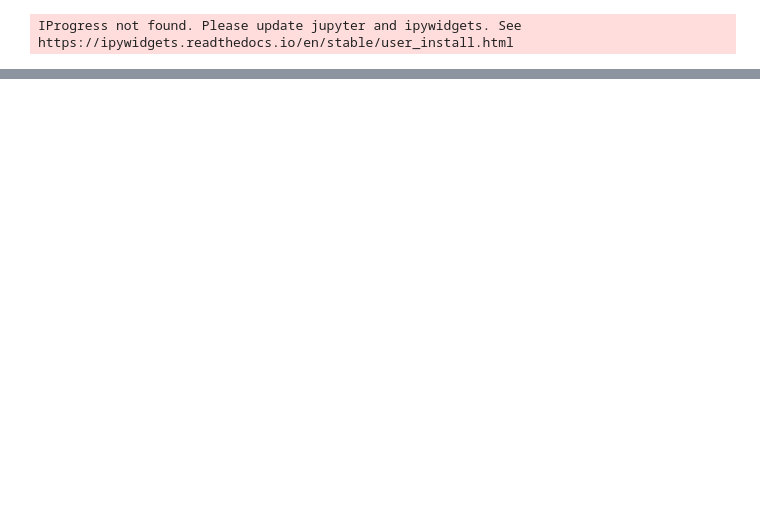
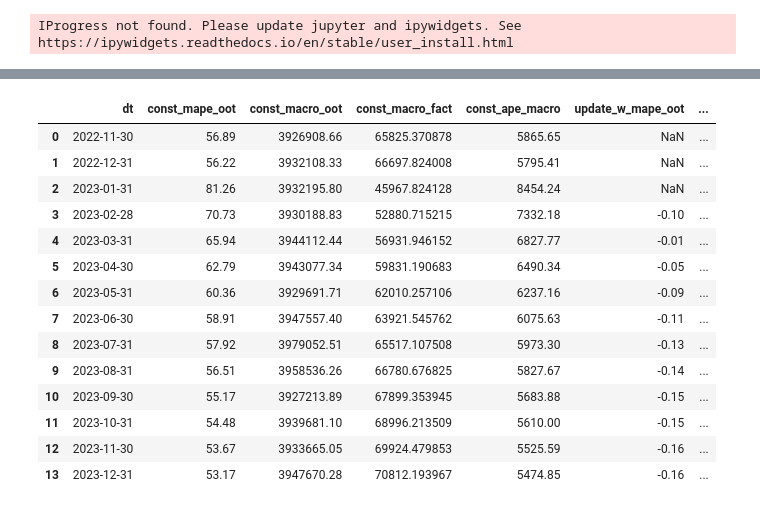
Before and after one commit to VityaShevcov/pearl_one, a Jupyter notebook: code_continue_learning.ipynb, the cells around one changed output, grey strips where cells are left out. Saved outputs shown, nothing was run; the diff lists cells and outputs as text; code cells hidden in the pictures; blank space fills up the shorter version.

```diff
--- a/code_continue_learning.ipynb
+++ b/code_continue_learning.ipynb
@@ -375,0 +399,15 @@ mape(data['target'], model_base.predict(data[model_list]))
+# %%
+list_stores = data.store_id.unique().tolist()
+# %%
+random.seed(0)
+subset_size = 2000
+oos_list = random.sample(list_stores, subset_size)
+# %%
+data['dt'] = data.date
+# %%
+new_exp = AddTrain(df_ = data,
+                   model_path='model_base.pkl',
+                   train_end = '2022-10-31',
+                   oot_dates= ['2022-11-30', '2022-12-31'],
+                   vsp_test = oos_list,
+                   used_features = model_list)
@@ -375,0 +613,18 @@ mape(data['target'], model_base.predict(data[model_list]))
+# %%
+new_exp.final_report()
+# %% [output]
+|  | dt | const_mape_oot | const_macro_oot | const_macro_fact | const_ape_macro | update_w_mape_oot | ... |
+| 0 | 2022-11-30 | 56.89 | 3926908.66 | 65825.370878 | 5865.65 | NaN | ... |
+| 1 | 2022-12-31 | 56.22 | 3932108.33 | 66697.824008 | 5795.41 | NaN | ... |
+| 2 | 2023-01-31 | 81.26 | 3932195.80 | 45967.824128 | 8454.24 | NaN | ... |
+| 3 | 2023-02-28 | 70.73 | 3930188.83 | 52880.715215 | 7332.18 | -0.10 | ... |
+| 4 | 2023-03-31 | 65.94 | 3944112.44 | 56931.946152 | 6827.77 | -0.01 | ... |
+| 5 | 2023-04-30 | 62.79 | 3943077.34 | 59831.190683 | 6490.34 | -0.05 | ... |
+| 6 | 2023-05-31 | 60.36 | 3929691.71 | 62010.257106 | 6237.16 | -0.09 | ... |
+| 7 | 2023-06-30 | 58.91 | 3947557.40 | 63921.545762 | 6075.63 | -0.11 | ... |
+| 8 | 2023-07-31 | 57.92 | 3979052.51 | 65517.107508 | 5973.30 | -0.13 | ... |
+| 9 | 2023-08-31 | 56.51 | 3958536.26 | 66780.676825 | 5827.67 | -0.14 | ... |
+| 10 | 2023-09-30 | 55.17 | 3927213.89 | 67899.353945 | 5683.88 | -0.15 | ... |
+| 11 | 2023-10-31 | 54.48 | 3939681.10 | 68996.213509 | 5610.00 | -0.15 | ... |
+| 12 | 2023-11-30 | 53.67 | 3933665.05 | 69924.479853 | 5525.59 | -0.16 | ... |
+| 13 | 2023-12-31 | 53.17 | 3947670.28 | 70812.193967 | 5474.85 | -0.16 | ... |
```
Also changed, not shown: parts of 11 cells of this notebook, 1 other file.
